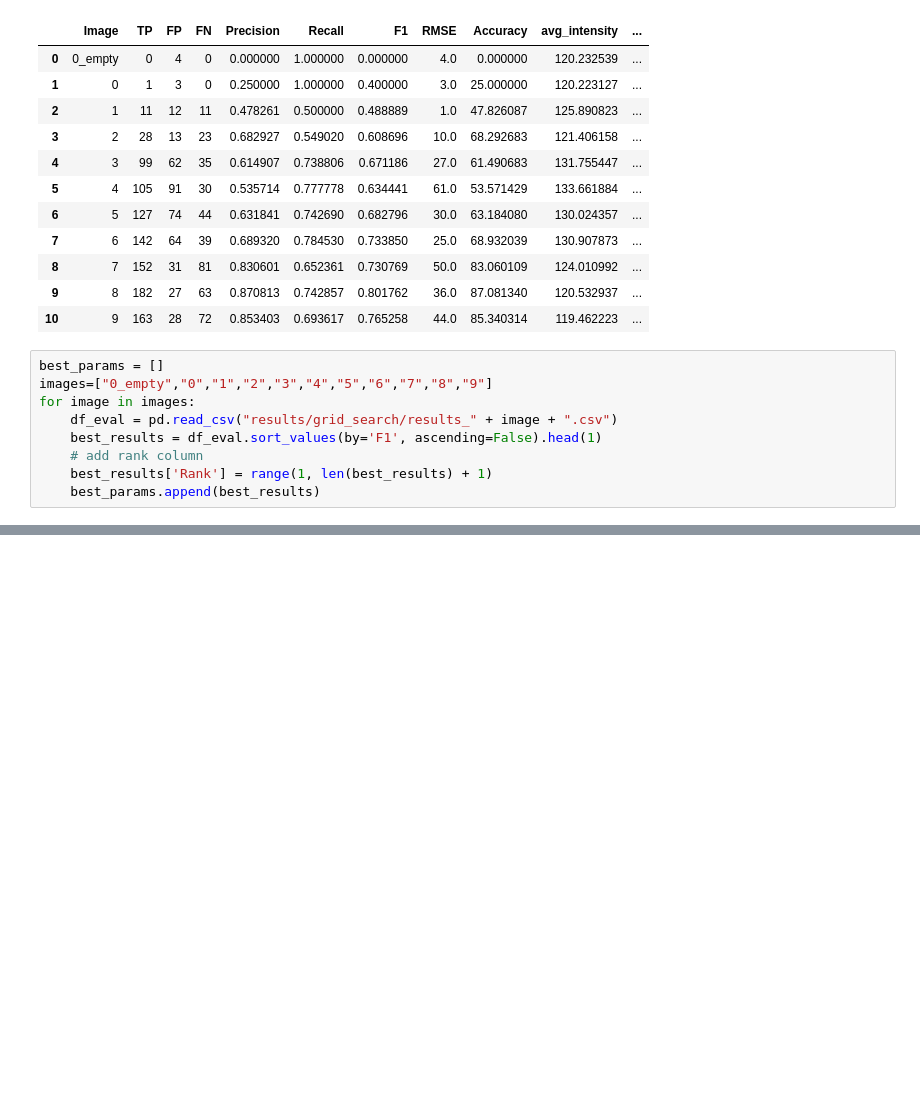
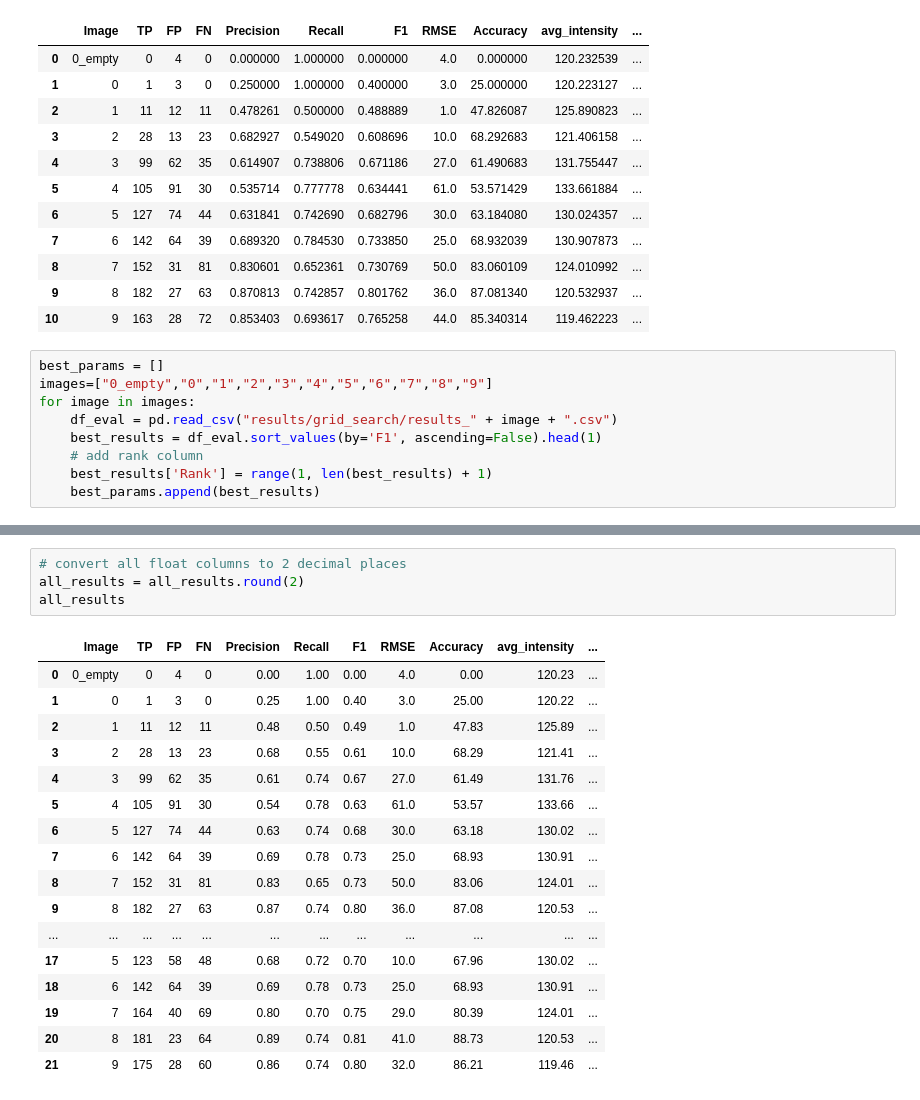
Before and after one commit to michafauth99/Project1, a Jupyter notebook: PIPELINE.ipynb, the cells around one changed output, grey strips where cells are left out. Drawn from its saved outputs; the diff is of its cells as text; blank space fills up the shorter version.

```diff
--- a/PIPELINE.ipynb
+++ b/PIPELINE.ipynb
@@ -271,0 +276,22 @@ all_results
+# %%
+# convert all float columns to 2 decimal places
+all_results = all_results.round(2)
+all_results
+# %% [output]
+|  | Image | TP | FP | FN | Precision | Recall | F1 | RMSE | Accuracy | avg_intensity | ... |
+| 0 | 0_empty | 0 | 4 | 0 | 0.00 | 1.00 | 0.00 | 4.0 | 0.00 | 120.23 | ... |
+| 1 | 0 | 1 | 3 | 0 | 0.25 | 1.00 | 0.40 | 3.0 | 25.00 | 120.22 | ... |
+| 2 | 1 | 11 | 12 | 11 | 0.48 | 0.50 | 0.49 | 1.0 | 47.83 | 125.89 | ... |
+| 3 | 2 | 28 | 13 | 23 | 0.68 | 0.55 | 0.61 | 10.0 | 68.29 | 121.41 | ... |
+| 4 | 3 | 99 | 62 | 35 | 0.61 | 0.74 | 0.67 | 27.0 | 61.49 | 131.76 | ... |
+| 5 | 4 | 105 | 91 | 30 | 0.54 | 0.78 | 0.63 | 61.0 | 53.57 | 133.66 | ... |
+| 6 | 5 | 127 | 74 | 44 | 0.63 | 0.74 | 0.68 | 30.0 | 63.18 | 130.02 | ... |
+| 7 | 6 | 142 | 64 | 39 | 0.69 | 0.78 | 0.73 | 25.0 | 68.93 | 130.91 | ... |
+| 8 | 7 | 152 | 31 | 81 | 0.83 | 0.65 | 0.73 | 50.0 | 83.06 | 124.01 | ... |
+| 9 | 8 | 182 | 27 | 63 | 0.87 | 0.74 | 0.80 | 36.0 | 87.08 | 120.53 | ... |
+| ... | ... | ... | ... | ... | ... | ... | ... | ... | ... | ... | ... |
+| 17 | 5 | 123 | 58 | 48 | 0.68 | 0.72 | 0.70 | 10.0 | 67.96 | 130.02 | ... |
+| 18 | 6 | 142 | 64 | 39 | 0.69 | 0.78 | 0.73 | 25.0 | 68.93 | 130.91 | ... |
+| 19 | 7 | 164 | 40 | 69 | 0.80 | 0.70 | 0.75 | 29.0 | 80.39 | 124.01 | ... |
+| 20 | 8 | 181 | 23 | 64 | 0.89 | 0.74 | 0.81 | 41.0 | 88.73 | 120.53 | ... |
+| 21 | 9 | 175 | 28 | 60 | 0.86 | 0.74 | 0.80 | 32.0 | 86.21 | 119.46 | ... |
```
Also changed, not shown: parts of 2 cells of this notebook.
